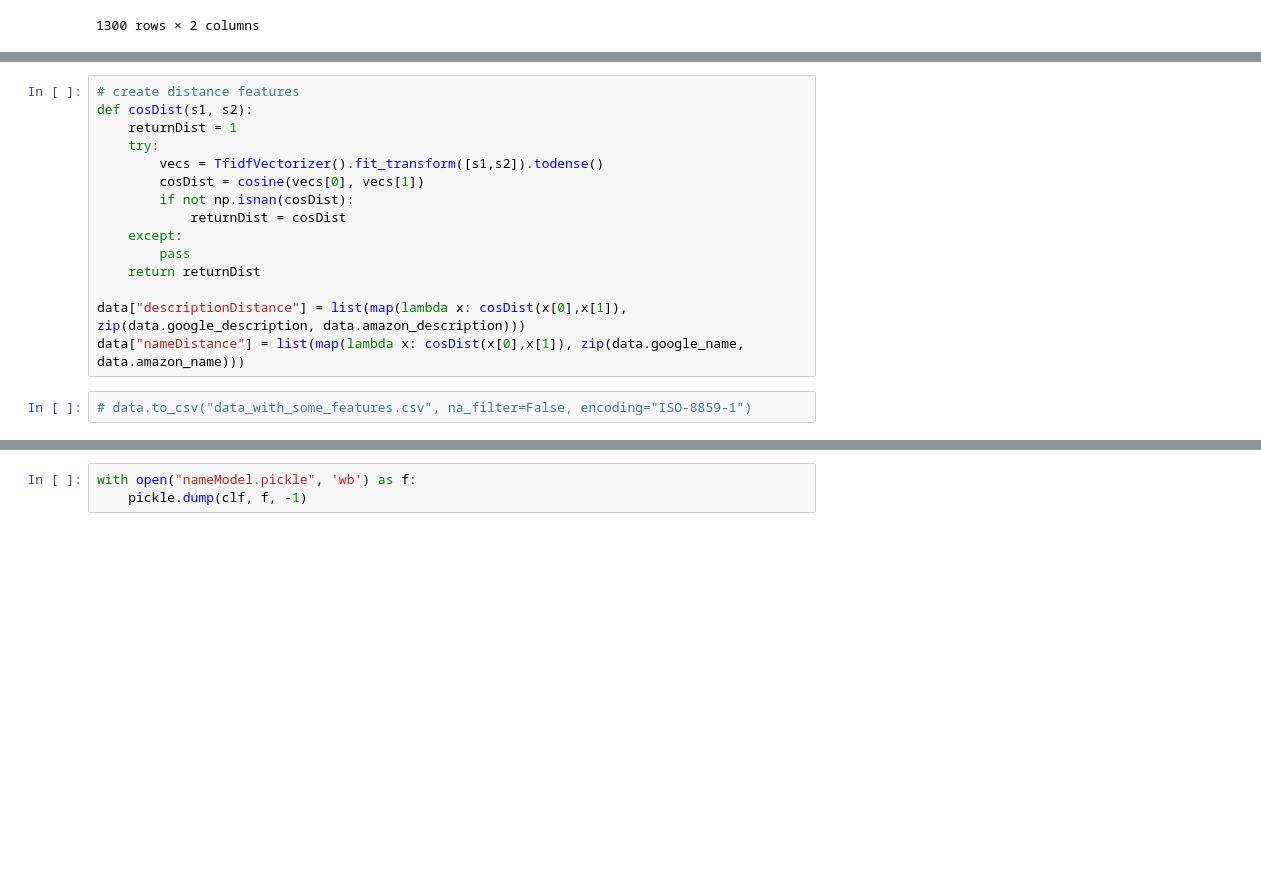
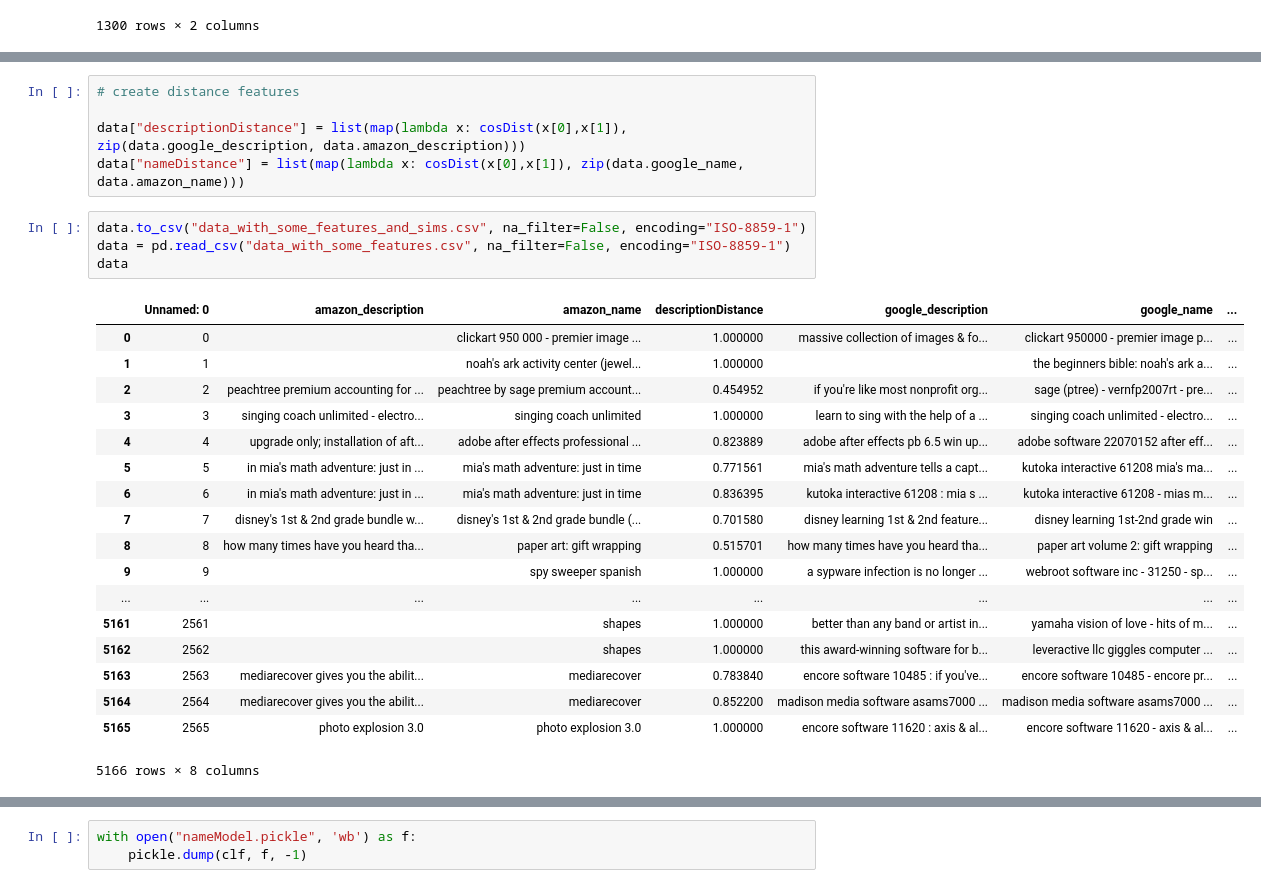
Before and after one commit to alexrisman/personal_budget, a Jupyter notebook: ecommerce/model/amazon_google_play.ipynb, the cells around one changed output, grey strips where cells are left out. Cells and saved outputs as stored; diff of their text form; blank space fills up the shorter version.

```diff
--- a/ecommerce/model/amazon_google_play.ipynb
+++ b/ecommerce/model/amazon_google_play.ipynb
@@ -172,17 +220,28 @@ data
 # %%
 # create distance features
-def cosDist(s1, s2):
-    returnDist = 1
-    try:
-        vecs = TfidfVectorizer().fit_transform([s1,s2]).todense()
-        cosDist = cosine(vecs[0], vecs[1])
-        if not np.isnan(cosDist):
-            returnDist = cosDist
-    except:
-        pass
-    return returnDist
 
 data["descriptionDistance"] = list(map(lambda x: cosDist(x[0],x[1]), zip(data.google_description, data.amazon_description)))
 data["nameDistance"] = list(map(lambda x: cosDist(x[0],x[1]), zip(data.google_name, data.amazon_name)))
 # %%
-# data.to_csv("data_with_some_features.csv", na_filter=False, encoding="ISO-8859-1")
+data.to_csv("data_with_some_features_and_sims.csv", na_filter=False, encoding="ISO-8859-1")
+data = pd.read_csv("data_with_some_features.csv", na_filter=False, encoding="ISO-8859-1")
+data
+# %% [output]
+|  | Unnamed: 0 | amazon_description | amazon_name | descriptionDistance | google_description | google_name | ... |
+| 0 | 0 |  | clickart 950 000 - premier image ... | 1.000000 | massive collection of images & fo... | clickart 950000 - premier image p... | ... |
+| 1 | 1 |  | noah's ark activity center (jewel... | 1.000000 |  | the beginners bible: noah's ark a... | ... |
+| 2 | 2 | peachtree premium accounting for ... | peachtree by sage premium account... | 0.454952 | if you're like most nonprofit org... | sage (ptree) - vernfp2007rt - pre... | ... |
+| 3 | 3 | singing coach unlimited - electro... | singing coach unlimited | 1.000000 | learn to sing with the help of a ... | singing coach unlimited - electro... | ... |
+| 4 | 4 | upgrade only; installation of aft... | adobe after effects professional ... | 0.823889 | adobe after effects pb 6.5 win up... | adobe software 22070152 after eff... | ... |
+| 5 | 5 | in mia's math adventure: just in ... | mia's math adventure: just in time | 0.771561 | mia's math adventure tells a capt... | kutoka interactive 61208 mia's ma... | ... |
+| 6 | 6 | in mia's math adventure: just in ... | mia's math adventure: just in time | 0.836395 | kutoka interactive 61208 : mia s ... | kutoka interactive 61208 - mias m... | ... |
+| 7 | 7 | disney's 1st & 2nd grade bundle w... | disney's 1st & 2nd grade bundle (... | 0.701580 | disney learning 1st & 2nd feature... | disney learning 1st-2nd grade win | ... |
+| 8 | 8 | how many times have you heard tha... | paper art: gift wrapping | 0.515701 | how many times have you heard tha... | paper art volume 2: gift wrapping | ... |
+| 9 | 9 |  | spy sweeper spanish | 1.000000 | a sypware infection is no longer ... | webroot software inc - 31250 - sp... | ... |
+| ... | ... | ... | ... | ... | ... | ... | ... |
+| 5161 | 2561 |  | shapes | 1.000000 | better than any band or artist in... | yamaha vision of love - hits of m... | ... |
+| 5162 | 2562 |  | shapes | 1.000000 | this award-winning software for b... | leveractive llc giggles computer ... | ... |
+| 5163 | 2563 | mediarecover gives you the abilit... | mediarecover | 0.783840 | encore software 10485 : if you've... | encore software 10485 - encore pr... | ... |
+| 5164 | 2564 | mediarecover gives you the abilit... | mediarecover | 0.852200 | madison media software asams7000 ... | madison media software asams7000 ... | ... |
+| 5165 | 2565 | photo explosion 3.0 | photo explosion 3.0 | 1.000000 | encore software 11620 : axis & al... | encore software 11620 - axis & al... | ... |
+5166 rows × 8 columns
```
Also changed, not shown: parts of 8 cells of this notebook, 22 other files.
